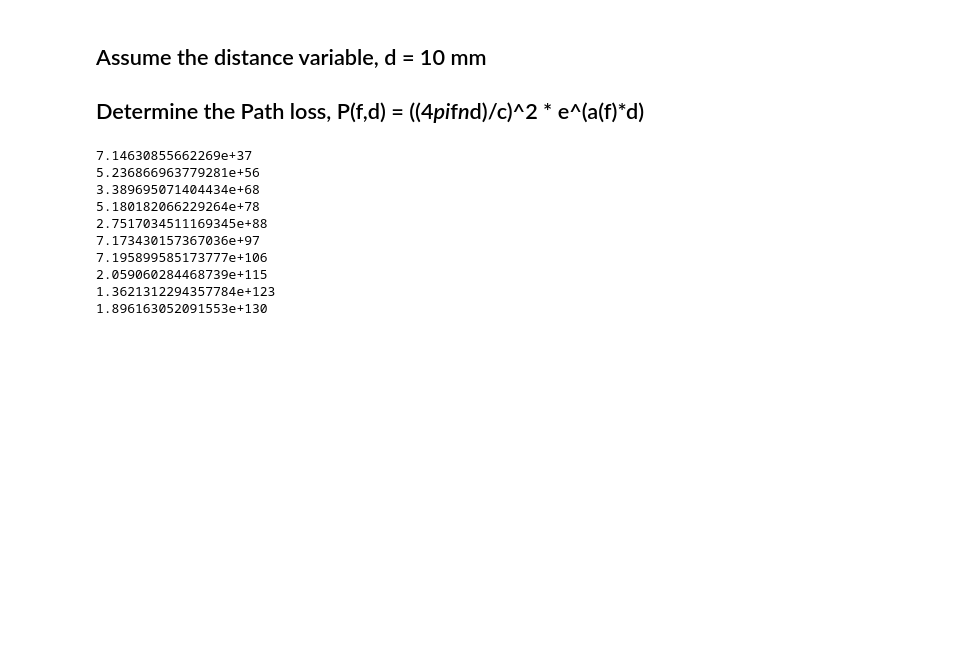
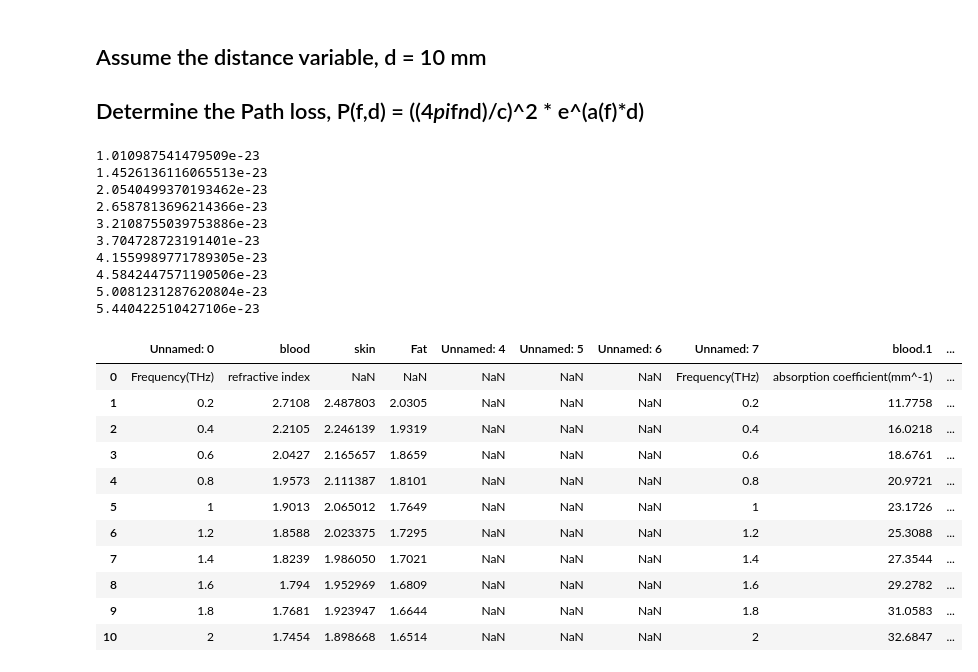
Before and after one commit to MizanMustakim/DataTrain-for-THz-communication-in-ML, a Jupyter notebook: Training Data and Predict the results.ipynb, the cells around one changed output. Saved outputs shown, nothing was run; the diff lists cells and outputs as text; code cells hidden in the pictures; blank space fills up the shorter version.

```diff
--- a/Training Data and Predict the results.ipynb
+++ b/Training Data and Predict the results.ipynb
@@ -16,27 +16,44 @@ wb.save('coefficient.xlsx')
 # %%
 c = 3 * 10**8
 def path_loss(frequency, abs_coeff, ref_indx, distance):
-    loss_spread = np.square((4*np.pi*frequency*ref_indx*distance)/c)
+    loss_spread = np.square((4*np.pi*frequency*ref_indx*distance)/(c*10**3))
     loss_abs = np.exp(abs_coeff * distance)
     pa_loss = loss_spread * loss_abs
     return pa_loss
+
 for i in range(3, sheet.max_row+1):
     frequency = sheet.cell(i, 1).value
     abs_coeff = sheet.cell(i, 9).value
     ref_indx = sheet.cell(i, 2).value
-    distance = 10
+    distance = 1 / abs_coeff
     print(path_loss(frequency, abs_coeff, ref_indx, distance))
     updated_data = sheet.cell(i, 13)
     updated_data.value = path_loss(frequency, abs_coeff, ref_indx, distance)
 wb.save('coefficient.xlsx')
 # %% [output]
-7.14630855662269e+37
-5.236866963779281e+56
-3.389695071404434e+68
-5.180182066229264e+78
-2.7517034511169345e+88
-7.173430157367036e+97
-7.195899585173777e+106
-2.059060284468739e+115
-1.3621312294357784e+123
-1.896163052091553e+130
+1.010987541479509e-23
+1.4526136116065513e-23
+2.0540499370193462e-23
+2.6587813696214366e-23
+3.2108755039753886e-23
+3.704728723191401e-23
+4.1559989771789305e-23
+4.5842447571190506e-23
+5.0081231287620804e-23
+5.440422510427106e-23
+# %%
+df = pd.read_excel('coefficient.xlsx')
+df
+# %% [output]
+|  | Unnamed: 0 | blood | skin | Fat | Unnamed: 4 | Unnamed: 5 | Unnamed: 6 | Unnamed: 7 | blood.1 | ... |
+| 0 | Frequency(THz) | refractive index | NaN | NaN | NaN | NaN | NaN | Frequency(THz) | absorption coefficient(mm^-1) | ... |
+| 1 | 0.2 | 2.7108 | 2.487803 | 2.0305 | NaN | NaN | NaN | 0.2 | 11.7758 | ... |
+| 2 | 0.4 | 2.2105 | 2.246139 | 1.9319 | NaN | NaN | NaN | 0.4 | 16.0218 | ... |
+| 3 | 0.6 | 2.0427 | 2.165657 | 1.8659 | NaN | NaN | NaN | 0.6 | 18.6761 | ... |
+| 4 | 0.8 | 1.9573 | 2.111387 | 1.8101 | NaN | NaN | NaN | 0.8 | 20.9721 | ... |
+| 5 | 1 | 1.9013 | 2.065012 | 1.7649 | NaN | NaN | NaN | 1 | 23.1726 | ... |
+| 6 | 1.2 | 1.8588 | 2.023375 | 1.7295 | NaN | NaN | NaN | 1.2 | 25.3088 | ... |
+| 7 | 1.4 | 1.8239 | 1.986050 | 1.7021 | NaN | NaN | NaN | 1.4 | 27.3544 | ... |
+| 8 | 1.6 | 1.794 | 1.952969 | 1.6809 | NaN | NaN | NaN | 1.6 | 29.2782 | ... |
+| 9 | 1.8 | 1.7681 | 1.923947 | 1.6644 | NaN | NaN | NaN | 1.8 | 31.0583 | ... |
+| 10 | 2 | 1.7454 | 1.898668 | 1.6514 | NaN | NaN | NaN | 2 | 32.6847 | ... |
```
Also changed, not shown: parts of 8 cells of this notebook, 3 other files.
